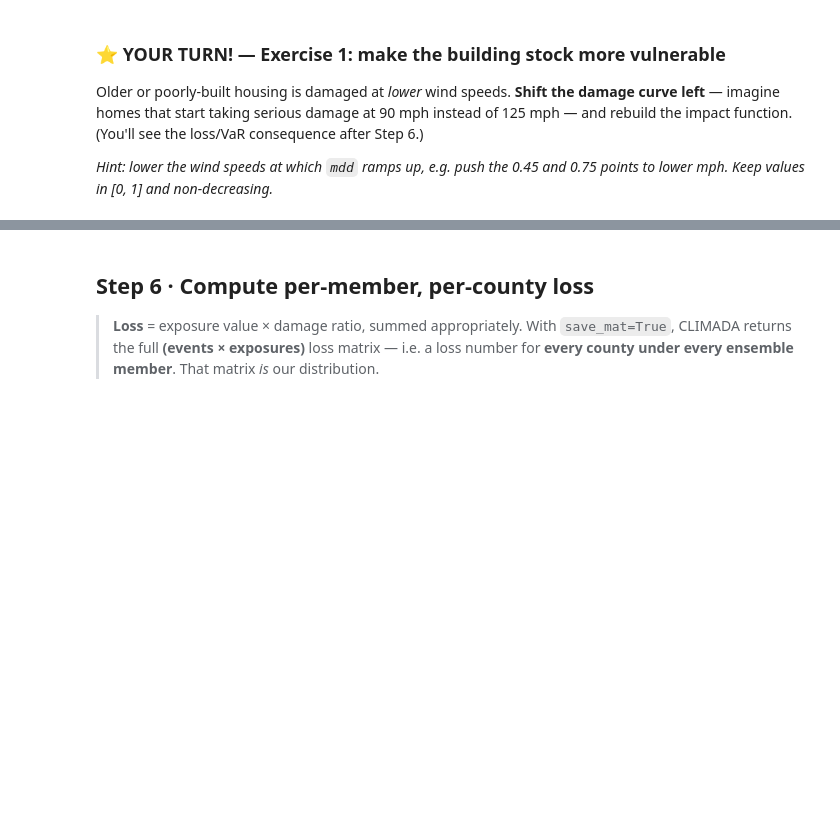
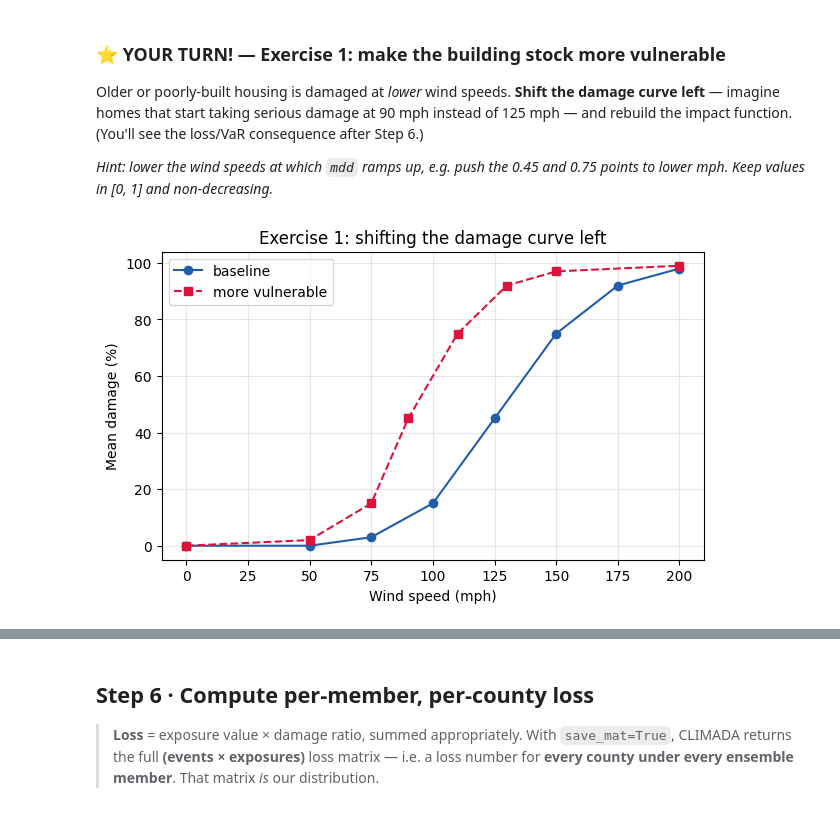
Before and after one commit to EmmanuelGbafore/Climate-Change-AI, a Jupyter notebook: Hurricane_Wind_VaR.ipynb, the cells around one changed output, grey strips where cells are left out. Drawn from its saved outputs; the diff is of its cells as text; code cells hidden in the pictures; blank space fills up the shorter version.

```diff
--- a/Hurricane_Wind_VaR.ipynb
+++ b/Hurricane_Wind_VaR.ipynb
@@ -675,3 +747,26 @@ curve_mdd_weak = curve_mdd.copy()        # ← edit this so damage rises sooner
+# %%
+# ⭐ YOUR TURN (Exercise 1): build a MORE vulnerable curve `impf_set_weak`.
+curve_mph_weak = np.array([0, 50, 75, 90, 110, 130, 150, 200])   # ramp starts ~35 mph earlier
+curve_mdd_weak = np.array([0.0, 0.02, 0.15, 0.45, 0.75, 0.92, 0.97, 0.99])
+
+impf_weak = ImpactFunc(
+    haz_type="TC", id=1, name="More-vulnerable residential wind",
+    intensity=curve_mph_weak * MPH_TO_MS,   # convert x-axis to m/s for CLIMADA
+    mdd=curve_mdd_weak,
+    paa=np.ones_like(curve_mdd_weak),
+    intensity_unit="m/s",
+)
+impf_set_weak = ImpactFuncSet([impf_weak])
+impf_set_weak.check()
+
+plt.figure(figsize=(7, 4))
+plt.plot(curve_mph, curve_mdd * 100, "o-", label="baseline", color="#225ea8")
+plt.plot(curve_mph_weak, curve_mdd_weak * 100, "s--", label="more vulnerable", color="crimson")
+plt.xlabel("Wind speed (mph)"); plt.ylabel("Mean damage (%)")
+plt.legend(); plt.title("Exercise 1: shifting the damage curve left"); plt.grid(alpha=0.3)
+plt.show()
+# %% [output]
+[figure, added]
 # %%
 # @title 💡 Solution — Exercise 1
 # --- Solution: a curve that ramps up ~35 mph earlier ------------------------
```
Also changed, not shown: parts of 30 cells of this notebook.
